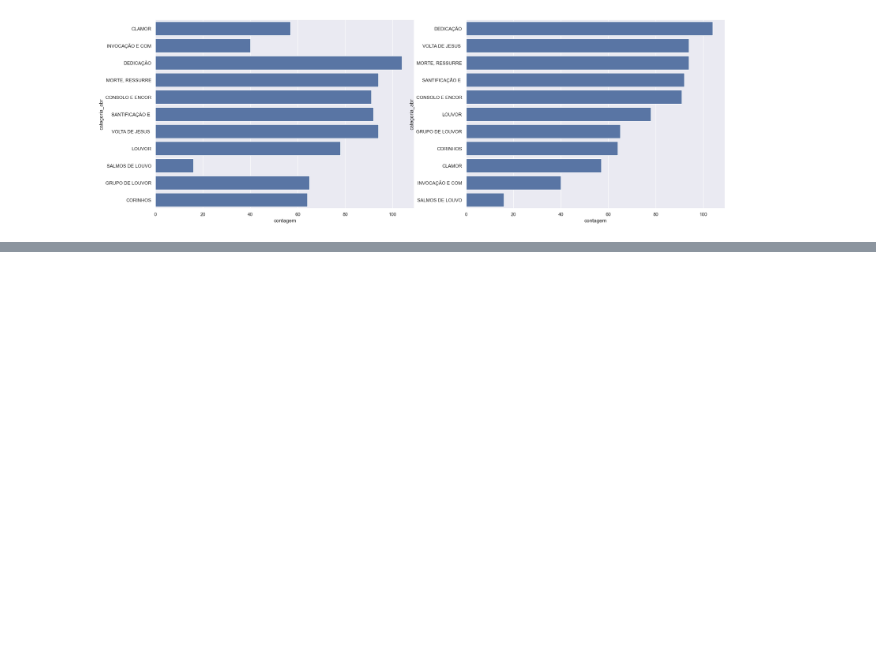
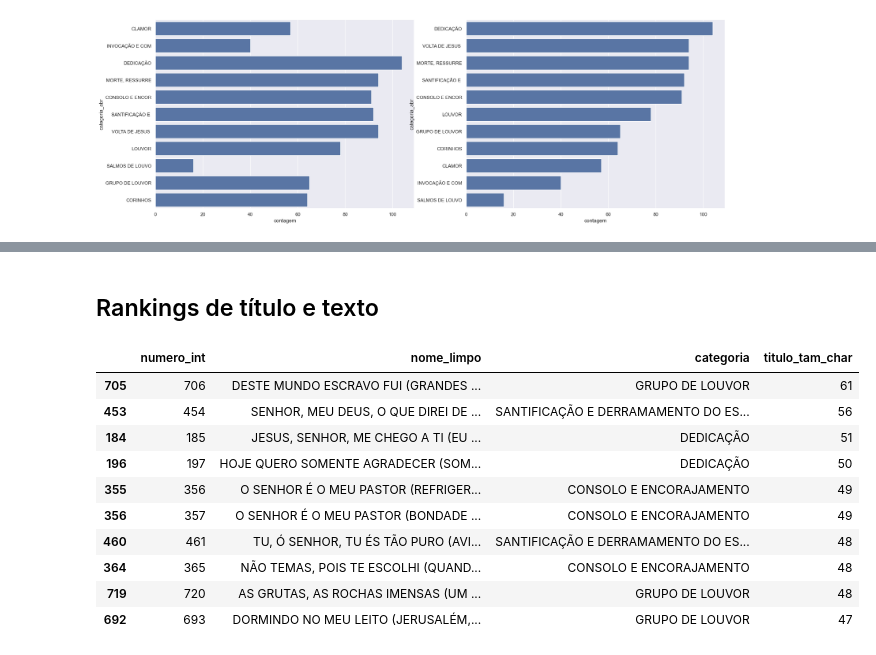
Before and after one commit to evaristocosta/hinos_db, a Jupyter notebook: eda1.ipynb, the cells around one changed output, grey strips where cells are left out. Saved outputs shown, nothing was run; the diff lists cells and outputs as text; code cells hidden in the pictures; blank space fills up the shorter version.

```diff
--- a/eda1.ipynb
+++ b/eda1.ipynb
@@ -194,0 +200,25 @@ hinos_analise.sort_values("texto_processado_tam_palavras", ascending=False)
+# %% [markdown]
+## Rankings de título e texto
+# %%
+display(
+    hinos_analise.sort_values("titulo_tam_char", ascending=False).head(10)[
+        ["numero_int", "nome_limpo", "categoria", "titulo_tam_char"]
+    ]
+)
+display(
+    hinos_analise.sort_values("titulo_tam_palavras", ascending=False).head(10)[
+        ["numero_int", "nome_limpo", "categoria", "titulo_tam_palavras"]
+    ]
+)
+# %% [output]
+|  | numero_int | nome_limpo | categoria | titulo_tam_char |
+| 705 | 706 | DESTE MUNDO ESCRAVO FUI (GRANDES ... | GRUPO DE LOUVOR | 61 |
+| 453 | 454 | SENHOR, MEU DEUS, O QUE DIREI DE ... | SANTIFICAÇÃO E DERRAMAMENTO DO ES... | 56 |
+| 184 | 185 | JESUS, SENHOR, ME CHEGO A TI (EU ... | DEDICAÇÃO | 51 |
+| 196 | 197 | HOJE QUERO SOMENTE AGRADECER (SOM... | DEDICAÇÃO | 50 |
+| 355 | 356 | O SENHOR É O MEU PASTOR (REFRIGER... | CONSOLO E ENCORAJAMENTO | 49 |
+| 356 | 357 | O SENHOR É O MEU PASTOR (BONDADE ... | CONSOLO E ENCORAJAMENTO | 49 |
+| 460 | 461 | TU, Ó SENHOR, TU ÉS TÃO PURO (AVI... | SANTIFICAÇÃO E DERRAMAMENTO DO ES... | 48 |
+| 364 | 365 | NÃO TEMAS, POIS TE ESCOLHI (QUAND... | CONSOLO E ENCORAJAMENTO | 48 |
+| 719 | 720 | AS GRUTAS, AS ROCHAS IMENSAS (UM ... | GRUPO DE LOUVOR | 48 |
+| 692 | 693 | DORMINDO NO MEU LEITO (JERUSALÉM,... | GRUPO DE LOUVOR | 47 |
```
Also changed, not shown: parts of 13 cells of this notebook, 5 other files.
